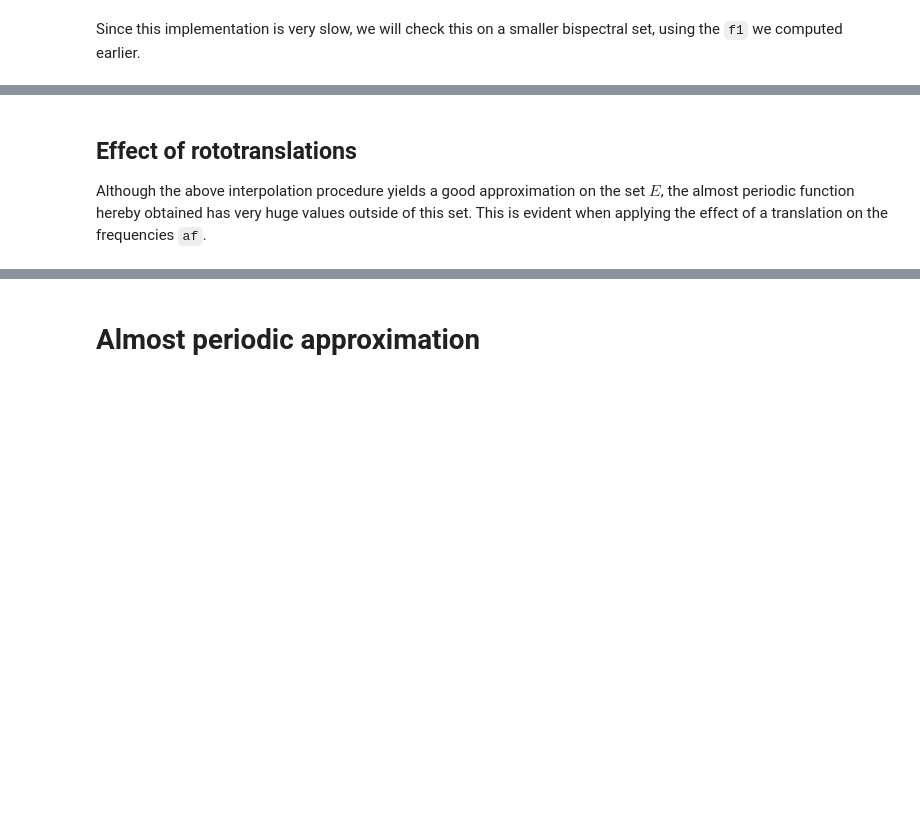
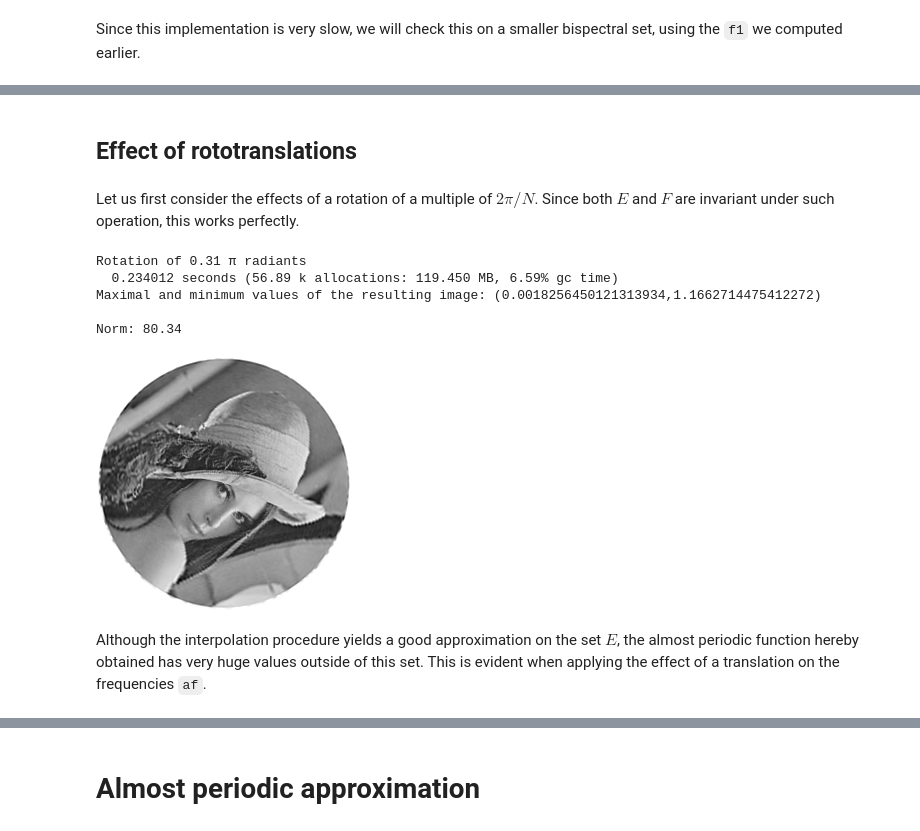
Before and after one commit to dprn/ApApproximation.jl, a Jupyter notebook: notebooks/AP Interpolation and approximation tests.ipynb, the cells around one changed output, grey strips where cells are left out. Drawn from its saved outputs; the diff is of its cells as text; code cells hidden in the pictures; blank space fills up the shorter version.

Commit message:
Added rotation to notebook

```diff
--- a/notebooks/AP Interpolation and approximation tests.ipynb
+++ b/notebooks/AP Interpolation and approximation tests.ipynb
@@ -250,7 +252,31 @@ Relative L^2 error between the two: 8.331430036943542e-15
+# %% [markdown]
+## Effect of rototranslations
+# %% [markdown]
+Let us first consider the effects of a rotation of a multiple of $2\pi/N$. Since both $E$ and $F$ are invariant under such operation, this works perfectly.
+# %%
+# Rotation angle
+rot = 2pi/N * 10
+
+println("Rotation of $(round(2/N*10,2)) π radiants")
+@time f2 = rotate(af, rot) |> x -> iap(x, J);
+
+extr = extrema(bispectral2cart(f2, clamped = false))
+println("Maximal and minimum values of the resulting image: $extr")
+
+println()
+println("Norm: $(norm(vec(f2.f),2) |> x->round(x,2))")
+println()
+
+convert(Image, bispectral2cart(f2))
+# %% [output]
+Rotation of 0.31 π radiants
+  0.234012 seconds (56.89 k allocations: 119.450 MB, 6.59% gc time)
+Maximal and minimum values of the resulting image: (0.0018256450121313934,1.1662714475412272)
+
+Norm: 80.34
+[figure, added]
 # %% [markdown]
-## Effect of rototranslations
-
-Although the above interpolation procedure yields a good approximation on the set $E$, the almost periodic function hereby obtained has very huge values outside of this set. This is evident when applying the effect of a translation on the frequencies `af`.
+Although the interpolation procedure yields a good approximation on the set $E$, the almost periodic function hereby obtained has very huge values outside of this set. This is evident when applying the effect of a translation on the frequencies `af`.
 # %%
 # Translation (in polar coordinates)
 ρ = 30.
```
Also changed, not shown: parts of 19 cells of this notebook.
